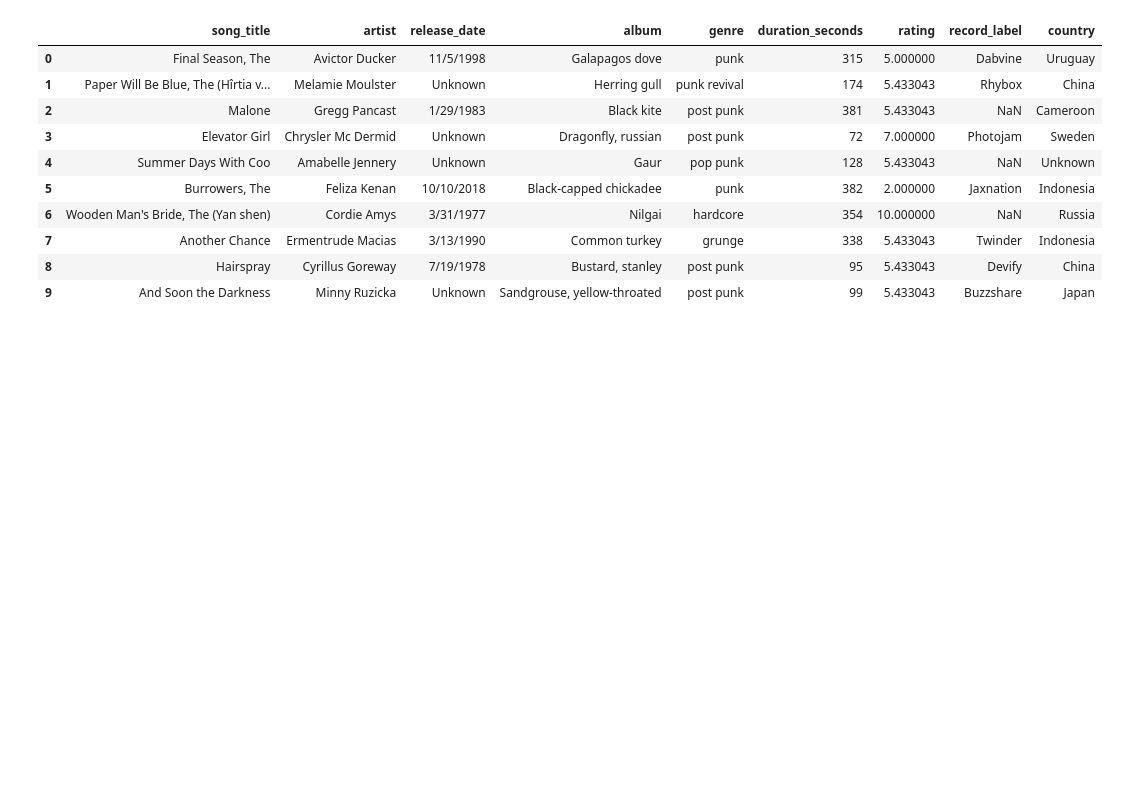
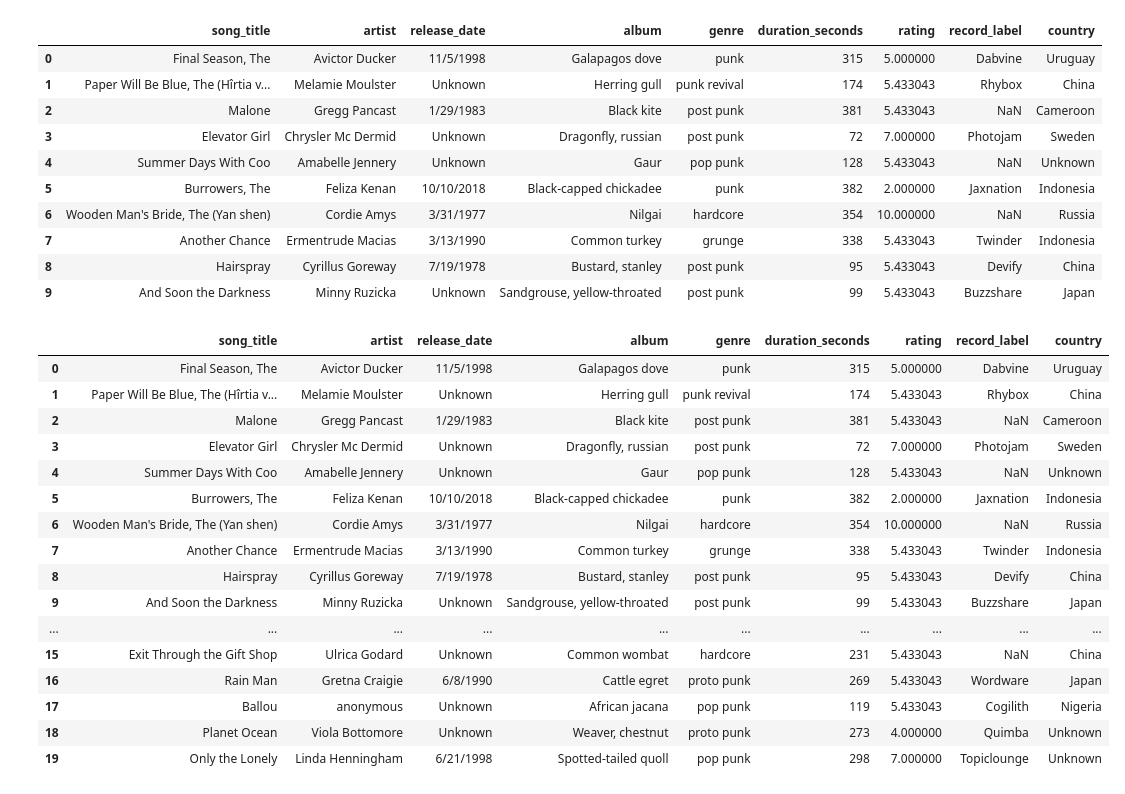
Before and after one commit to e-ozg/data-analizi-notlari, a Jupyter notebook: outlier ve null practice.ipynb, the cells around one changed output. Drawn from its saved outputs; the diff is of its cells as text; code cells hidden in the pictures; blank space fills up the shorter version.

```diff
--- a/outlier ve null practice.ipynb
+++ b/outlier ve null practice.ipynb
@@ -176,3 +193,26 @@ punk.head(10)
 | 7 | Another Chance | Ermentrude Macias | 3/13/1990 | Common turkey | grunge | 338 | 5.433043 | Twinder | Indonesia |
 | 8 | Hairspray | Cyrillus Goreway | 7/19/1978 | Bustard, stanley | post punk | 95 | 5.433043 | Devify | China |
 | 9 | And Soon the Darkness | Minny Ruzicka | Unknown | Sandgrouse, yellow-throated | post punk | 99 | 5.433043 | Buzzshare | Japan |
+# %%
+# Album sütunundaki eksik verileri Unknown olarak doldurma
+
+punk['album'] = punk['album'].fillna('Unknown or Compilation')
+punk.head(20)
+# %% [output]
+|  | song_title | artist | release_date | album | genre | duration_seconds | rating | record_label | country |
+| 0 | Final Season, The | Avictor Ducker | 11/5/1998 | Galapagos dove | punk | 315 | 5.000000 | Dabvine | Uruguay |
+| 1 | Paper Will Be Blue, The (Hîrtia v... | Melamie Moulster | Unknown | Herring gull | punk revival | 174 | 5.433043 | Rhybox | China |
+| 2 | Malone | Gregg Pancast | 1/29/1983 | Black kite | post punk | 381 | 5.433043 | NaN | Cameroon |
+| 3 | Elevator Girl | Chrysler Mc Dermid | Unknown | Dragonfly, russian | post punk | 72 | 7.000000 | Photojam | Sweden |
+| 4 | Summer Days With Coo | Amabelle Jennery | Unknown | Gaur | pop punk | 128 | 5.433043 | NaN | Unknown |
+| 5 | Burrowers, The | Feliza Kenan | 10/10/2018 | Black-capped chickadee | punk | 382 | 2.000000 | Jaxnation | Indonesia |
+| 6 | Wooden Man's Bride, The (Yan shen) | Cordie Amys | 3/31/1977 | Nilgai | hardcore | 354 | 10.000000 | NaN | Russia |
+| 7 | Another Chance | Ermentrude Macias | 3/13/1990 | Common turkey | grunge | 338 | 5.433043 | Twinder | Indonesia |
+| 8 | Hairspray | Cyrillus Goreway | 7/19/1978 | Bustard, stanley | post punk | 95 | 5.433043 | Devify | China |
+| 9 | And Soon the Darkness | Minny Ruzicka | Unknown | Sandgrouse, yellow-throated | post punk | 99 | 5.433043 | Buzzshare | Japan |
+| ... | ... | ... | ... | ... | ... | ... | ... | ... | ... |
+| 15 | Exit Through the Gift Shop | Ulrica Godard | Unknown | Common wombat | hardcore | 231 | 5.433043 | NaN | China |
+| 16 | Rain Man | Gretna Craigie | 6/8/1990 | Cattle egret | proto punk | 269 | 5.433043 | Wordware | Japan |
+| 17 | Ballou | anonymous | Unknown | African jacana | pop punk | 119 | 5.433043 | Cogilith | Nigeria |
+| 18 | Planet Ocean | Viola Bottomore | Unknown | Weaver, chestnut | proto punk | 273 | 4.000000 | Quimba | Unknown |
+| 19 | Only the Lonely | Linda Henningham | 6/21/1998 | Spotted-tailed quoll | pop punk | 298 | 7.000000 | Topiclounge | Unknown |
```
Also changed, not shown: parts of 5 cells of this notebook, 7 other files.
